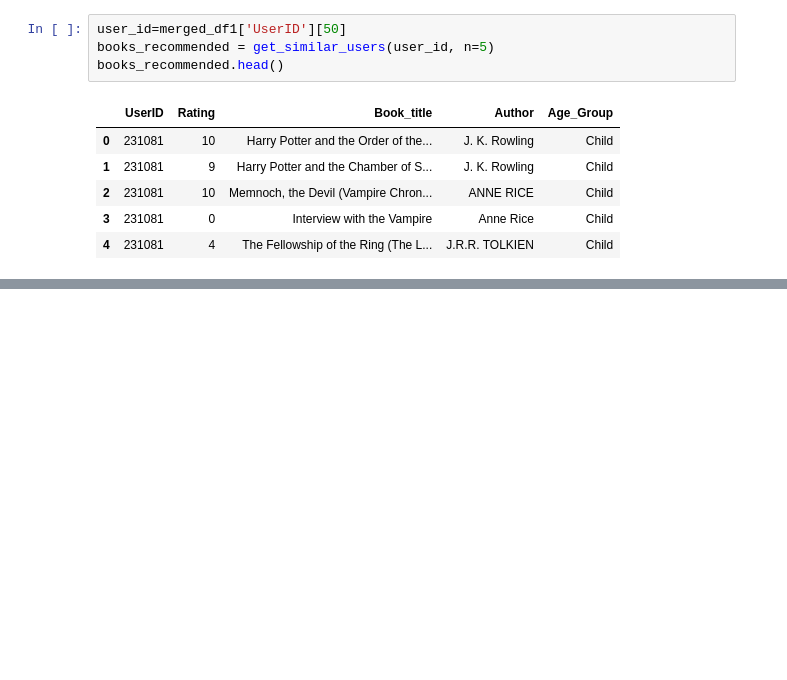
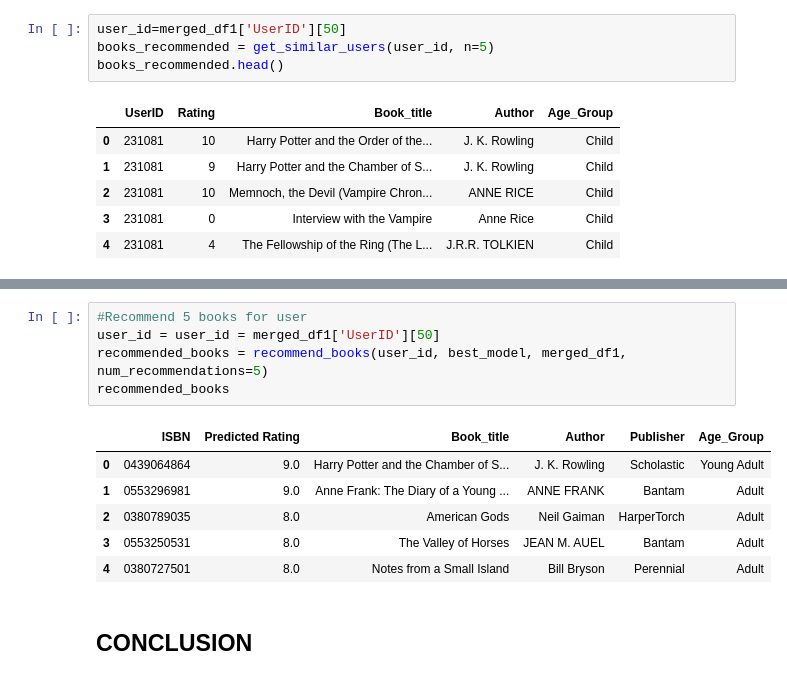
Before and after one commit to aritamichael/Final_Project_4_Moringa, a Jupyter notebook: index.ipynb, the cells around one changed output, grey strips where cells are left out. Saved outputs shown, nothing was run; the diff lists cells and outputs as text; blank space fills up the shorter version.

```diff
--- a/index.ipynb
+++ b/index.ipynb
@@ -1156,0 +1225,14 @@ books_recommended.head()
+# %%
+#Recommend 5 books for user
+user_id = user_id = merged_df1['UserID'][50]
+recommended_books = recommend_books(user_id, best_model, merged_df1, num_recommendations=5)
+recommended_books
+# %% [output]
+|  | ISBN | Predicted Rating | Book_title | Author | Publisher | Age_Group |
+| 0 | 0439064864 | 9.0 | Harry Potter and the Chamber of S... | J. K. Rowling | Scholastic | Young Adult |
+| 1 | 0553296981 | 9.0 | Anne Frank: The Diary of a Young ... | ANNE FRANK | Bantam | Adult |
+| 2 | 0380789035 | 8.0 | American Gods | Neil Gaiman | HarperTorch | Adult |
+| 3 | 0553250531 | 8.0 | The Valley of Horses | JEAN M. AUEL | Bantam | Adult |
+| 4 | 0380727501 | 8.0 | Notes from a Small Island | Bill Bryson | Perennial | Adult |
+# %% [markdown]
+## CONCLUSION
```
Also changed, not shown: parts of 10 cells of this notebook.
